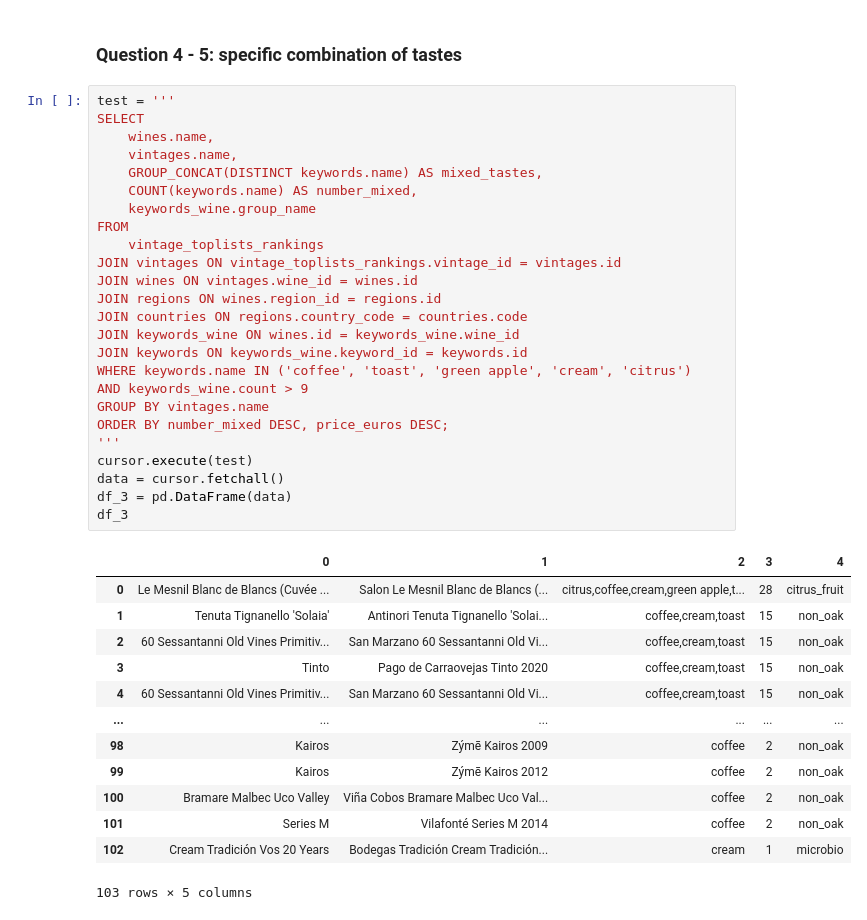
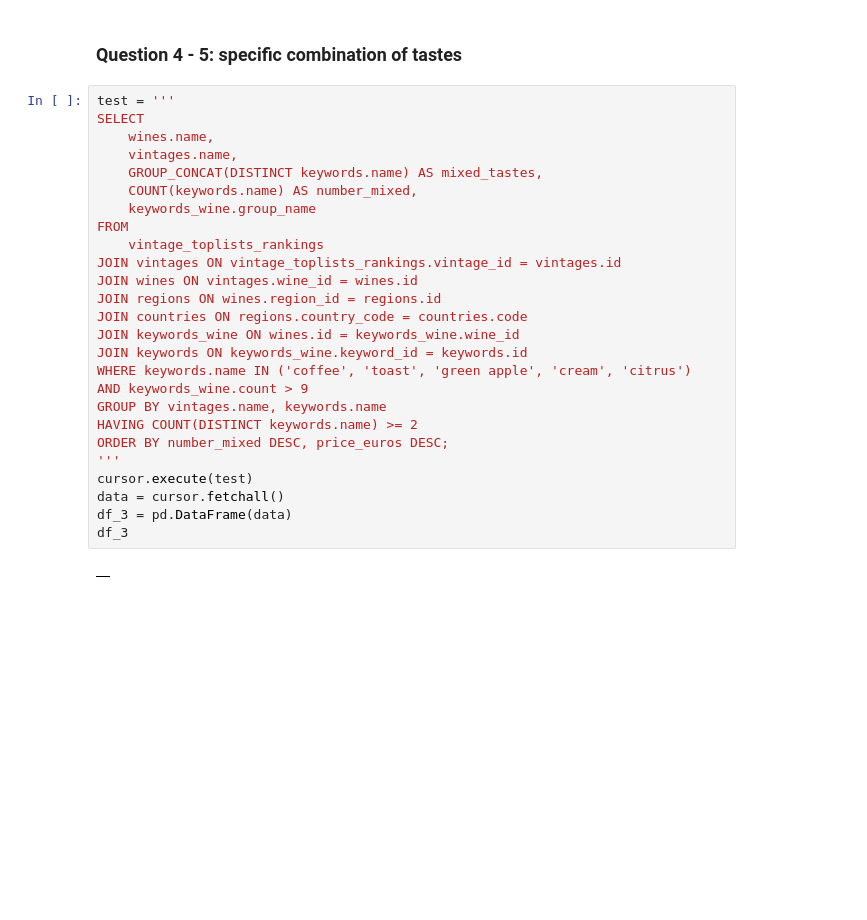
Before and after one commit to JonathanRabbi/Vivinio.Project, a Jupyter notebook: main.ipynb, the cells around one changed output. Cells and saved outputs as stored; diff of their text form; blank space fills up the shorter version.

```diff
--- a/main.ipynb
+++ b/main.ipynb
@@ -106,39 +106,28 @@ df3
 # %%
 test = '''
 SELECT
     wines.name,
     vintages.name,
     GROUP_CONCAT(DISTINCT keywords.name) AS mixed_tastes,
     COUNT(keywords.name) AS number_mixed,
     keywords_wine.group_name
 FROM
     vintage_toplists_rankings
 JOIN vintages ON vintage_toplists_rankings.vintage_id = vintages.id
 JOIN wines ON vintages.wine_id = wines.id
 JOIN regions ON wines.region_id = regions.id
 JOIN countries ON regions.country_code = countries.code
 JOIN keywords_wine ON wines.id = keywords_wine.wine_id
 JOIN keywords ON keywords_wine.keyword_id = keywords.id
 WHERE keywords.name IN ('coffee', 'toast', 'green apple', 'cream', 'citrus')
 AND keywords_wine.count > 9
-GROUP BY vintages.name
+GROUP BY vintages.name, keywords.name
+HAVING COUNT(DISTINCT keywords.name) >= 2
 ORDER BY number_mixed DESC, price_euros DESC;
 '''
 cursor.execute(test)
 data = cursor.fetchall()
 df_3 = pd.DataFrame(data)
 df_3
 # %% [output]
-|  | 0 | 1 | 2 | 3 | 4 |
-| 0 | Le Mesnil Blanc de Blancs (Cuvée ... | Salon Le Mesnil Blanc de Blancs (... | citrus,coffee,cream,green apple,t... | 28 | citrus_fruit |
-| 1 | Tenuta Tignanello 'Solaia' | Antinori Tenuta Tignanello 'Solai... | coffee,cream,toast | 15 | non_oak |
-| 2 | 60 Sessantanni Old Vines Primitiv... | San Marzano 60 Sessantanni Old Vi... | coffee,cream,toast | 15 | non_oak |
-| 3 | Tinto | Pago de Carraovejas Tinto 2020 | coffee,cream,toast | 15 | non_oak |
-| 4 | 60 Sessantanni Old Vines Primitiv... | San Marzano 60 Sessantanni Old Vi... | coffee,cream,toast | 15 | non_oak |
-| ... | ... | ... | ... | ... | ... |
-| 98 | Kairos | Zýmē Kairos 2009 | coffee | 2 | non_oak |
-| 99 | Kairos | Zýmē Kairos 2012 | coffee | 2 | non_oak |
-| 100 | Bramare Malbec Uco Valley | Viña Cobos Bramare Malbec Uco Val... | coffee | 2 | non_oak |
-| 101 | Series M | Vilafonté Series M 2014 | coffee | 2 | non_oak |
-| 102 | Cream Tradición Vos 20 Years | Bodegas Tradición Cream Tradición... | cream | 1 | microbio |
+|  |
-103 rows × 5 columns
```
Also changed, not shown: parts of 1 cell of this notebook.
